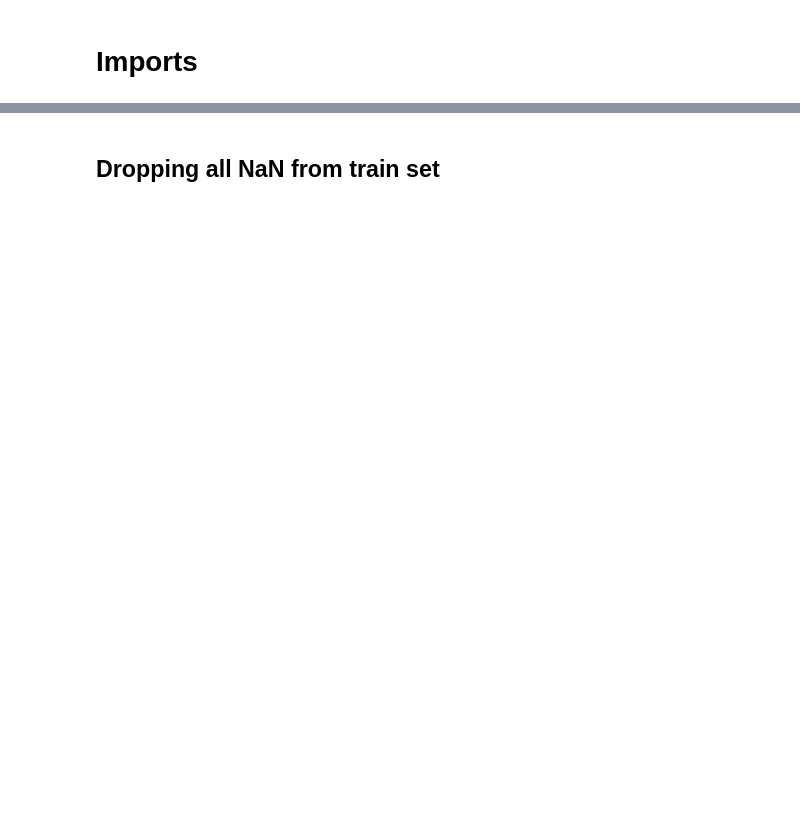
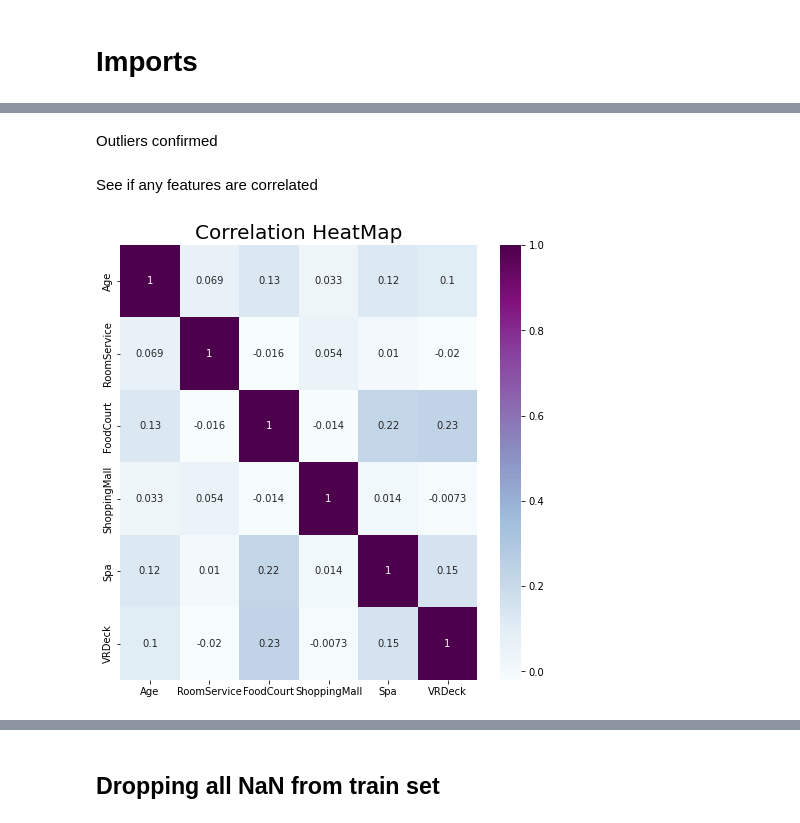
Before and after one commit to lorcanrae/spaceship-titanic, a Jupyter notebook: notebooks/lorcanrae-spacetitanic-EDA-Copy1.ipynb, the cells around one changed output, grey strips where cells are left out. Drawn from its saved outputs; the diff is of its cells as text; code cells hidden in the pictures; blank space fills up the shorter version.

```diff
--- a/notebooks/lorcanrae-spacetitanic-EDA-Copy1.ipynb
+++ b/notebooks/lorcanrae-spacetitanic-EDA-Copy1.ipynb
@@ -297,0 +202,5 @@ ColumnTransformer(transformers=[('pipeline-1',
+# %%
+# Making sure to drop ID and target
+DROP = ['PassengerId', 'Transported']
+
+feat_cat, feat_num = quick_features(eda_train.drop(columns=DROP))
@@ -297,0 +298,11 @@ ColumnTransformer(transformers=[('pipeline-1',
+# %% [markdown]
+Outliers confirmed
+# %% [markdown]
+See if any features are correlated
+# %%
+plt.figure(figsize=(8, 8))
+sns.heatmap(eda_train.drop(columns=DROP).corr(), cmap='BuPu', annot=True)
+plt.title('Correlation HeatMap', fontsize=20)
+plt.show()
+# %% [output]
+[figure, added]
```
Also changed, not shown: parts of 125 cells of this notebook, 2 other files.
